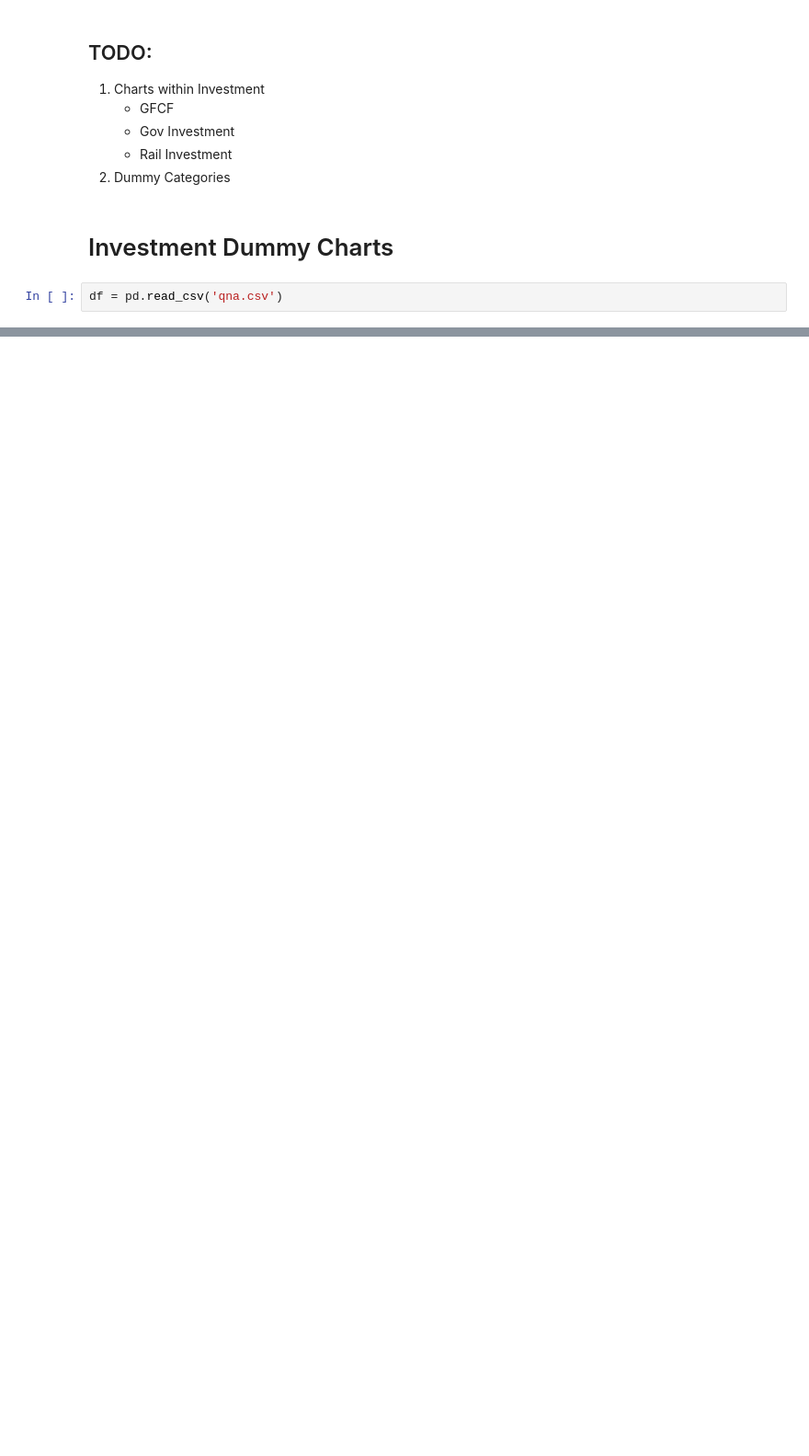
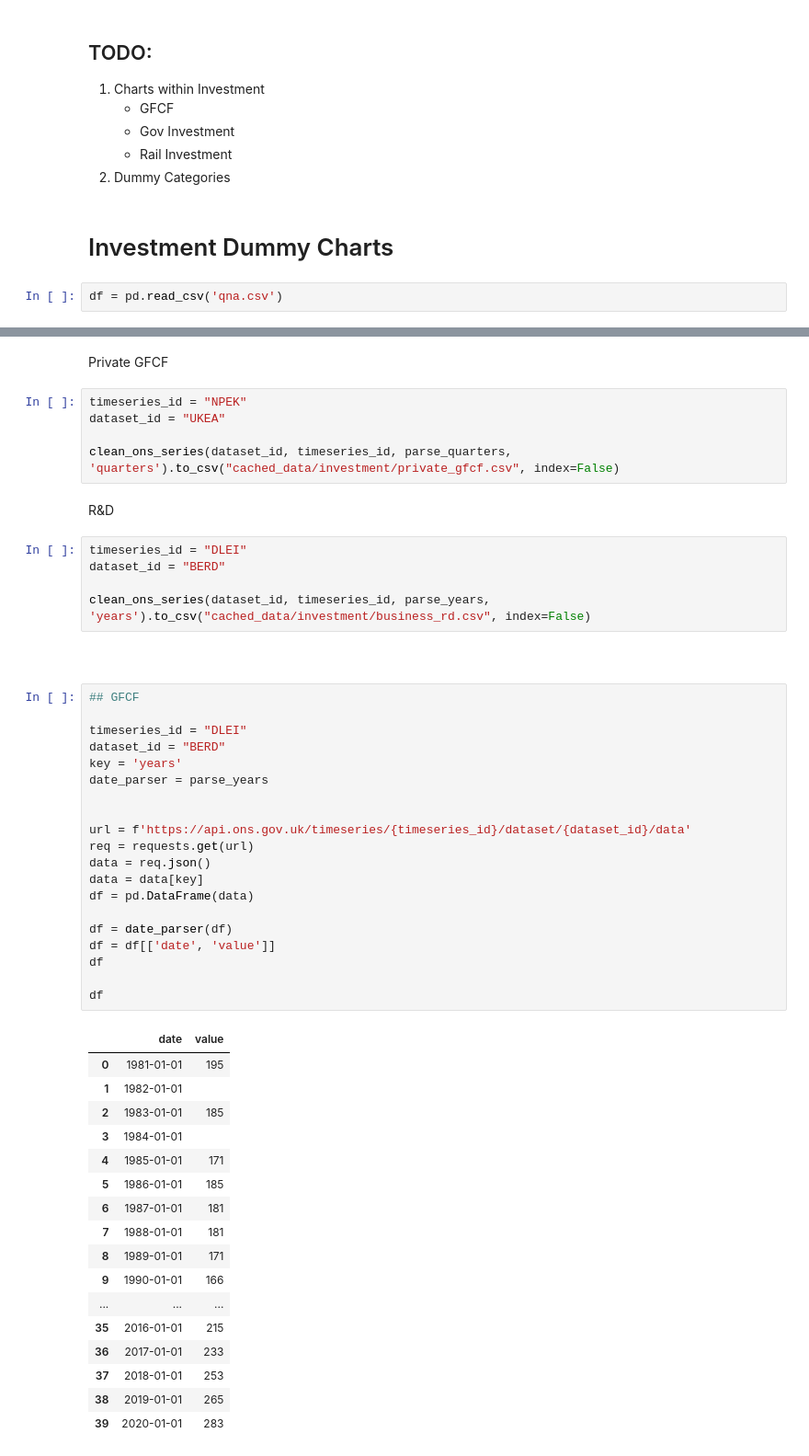
Before and after one commit to FM-ds/GrowthDiagnostics, a Jupyter notebook: Data_Sourcing_Test.ipynb, the cells around one changed output, grey strips where cells are left out. Shown at 92% size. Cells and saved outputs as stored; diff of their text form; blank space fills up the shorter version.

```diff
--- a/Data_Sourcing_Test.ipynb
+++ b/Data_Sourcing_Test.ipynb
@@ -64,0 +114,54 @@ Index(['Title', 'PP: Household final consumption expenditure, growth Q on Q',
+# %% [markdown]
+Private GFCF
+# %%
+timeseries_id = "NPEK"
+dataset_id = "UKEA"
+
+clean_ons_series(dataset_id, timeseries_id, parse_quarters, 'quarters').to_csv("cached_data/investment/private_gfcf.csv", index=False)
+# %% [markdown]
+R&D
+# %%
+timeseries_id = "DLEI"
+dataset_id = "BERD"
+
+clean_ons_series(dataset_id, timeseries_id, parse_years, 'years').to_csv("cached_data/investment/business_rd.csv", index=False)
+# %% [markdown]
+#
+# %%
+## GFCF
+
+timeseries_id = "DLEI"
+dataset_id = "BERD"
+key = 'years'
+date_parser = parse_years
+
+
+url = f'https://api.ons.gov.uk/timeseries/{timeseries_id}/dataset/{dataset_id}/data'
+req = requests.get(url)
+data = req.json()
+data = data[key]
+df = pd.DataFrame(data)
+
+df = date_parser(df)
+df = df[['date', 'value']]
+df
+
+df
+# %% [output]
+|  | date | value |
+| 0 | 1981-01-01 | 195 |
+| 1 | 1982-01-01 |  |
+| 2 | 1983-01-01 | 185 |
+| 3 | 1984-01-01 |  |
+| 4 | 1985-01-01 | 171 |
+| 5 | 1986-01-01 | 185 |
+| 6 | 1987-01-01 | 181 |
+| 7 | 1988-01-01 | 181 |
+| 8 | 1989-01-01 | 171 |
+| 9 | 1990-01-01 | 166 |
+| ... | ... | ... |
+| 35 | 2016-01-01 | 215 |
+| 36 | 2017-01-01 | 233 |
+| 37 | 2018-01-01 | 253 |
+| 38 | 2019-01-01 | 265 |
+| 39 | 2020-01-01 | 283 |
```
Also changed, not shown: parts of 19 cells of this notebook, 10 other files.
